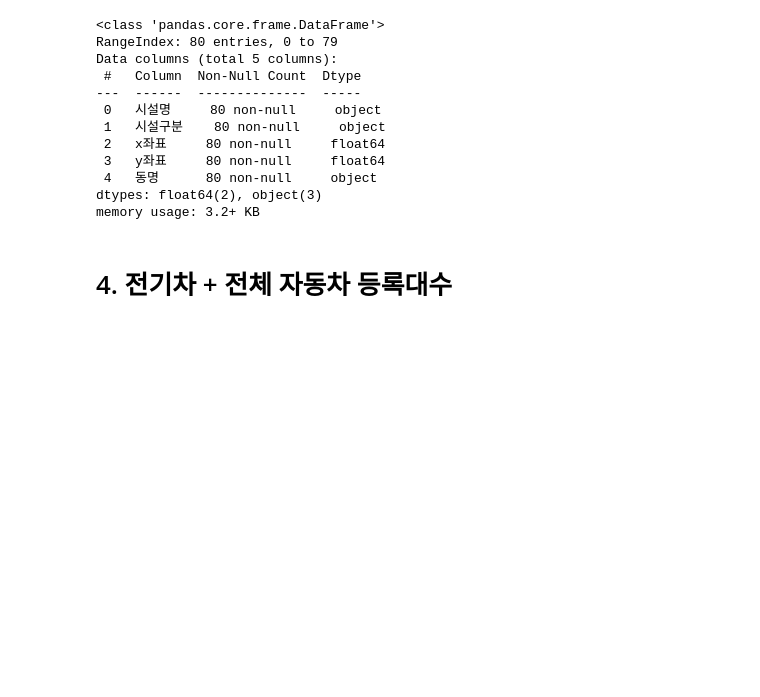
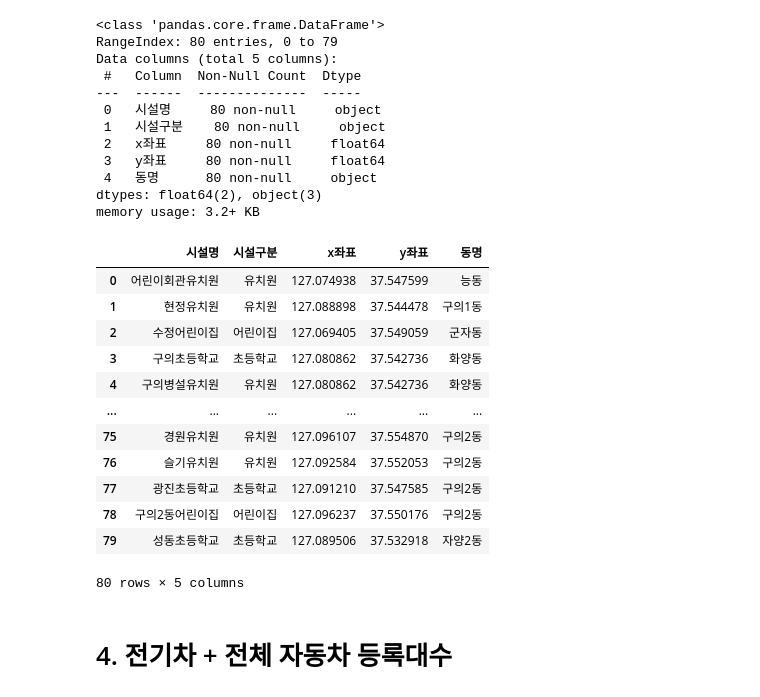
Before and after one commit to actorjung/Gwangjin_Big_Data_Project, a Jupyter notebook: code/suhwan/EDA.ipynb, the cells around one changed output. Saved outputs shown, nothing was run; the diff lists cells and outputs as text; code cells hidden in the pictures; blank space fills up the shorter version.

```diff
--- a/code/suhwan/EDA.ipynb
+++ b/code/suhwan/EDA.ipynb
@@ -383,3 +464,20 @@ memory usage: 3.2+ KB
+# %%
+a=pd.read_csv("어린이보호구역.csv")
+a
+# %% [output]
+|  | 시설명 | 시설구분 | x좌표 | y좌표 | 동명 |
+| 0 | 어린이회관유치원 | 유치원 | 127.074938 | 37.547599 | 능동 |
+| 1 | 현정유치원 | 유치원 | 127.088898 | 37.544478 | 구의1동 |
+| 2 | 수정어린이집 | 어린이집 | 127.069405 | 37.549059 | 군자동 |
+| 3 | 구의초등학교 | 초등학교 | 127.080862 | 37.542736 | 화양동 |
+| 4 | 구의병설유치원 | 유치원 | 127.080862 | 37.542736 | 화양동 |
+| ... | ... | ... | ... | ... | ... |
+| 75 | 경원유치원 | 유치원 | 127.096107 | 37.554870 | 구의2동 |
+| 76 | 슬기유치원 | 유치원 | 127.092584 | 37.552053 | 구의2동 |
+| 77 | 광진초등학교 | 초등학교 | 127.091210 | 37.547585 | 구의2동 |
+| 78 | 구의2동어린이집 | 어린이집 | 127.096237 | 37.550176 | 구의2동 |
+| 79 | 성동초등학교 | 초등학교 | 127.089506 | 37.532918 | 자양2동 |
+80 rows × 5 columns
 # %% [markdown]
 # 4. 전기차 + 전체 자동차 등록대수
 # %%
```
Also changed, not shown: parts of 15 cells of this notebook, 7 other files.
